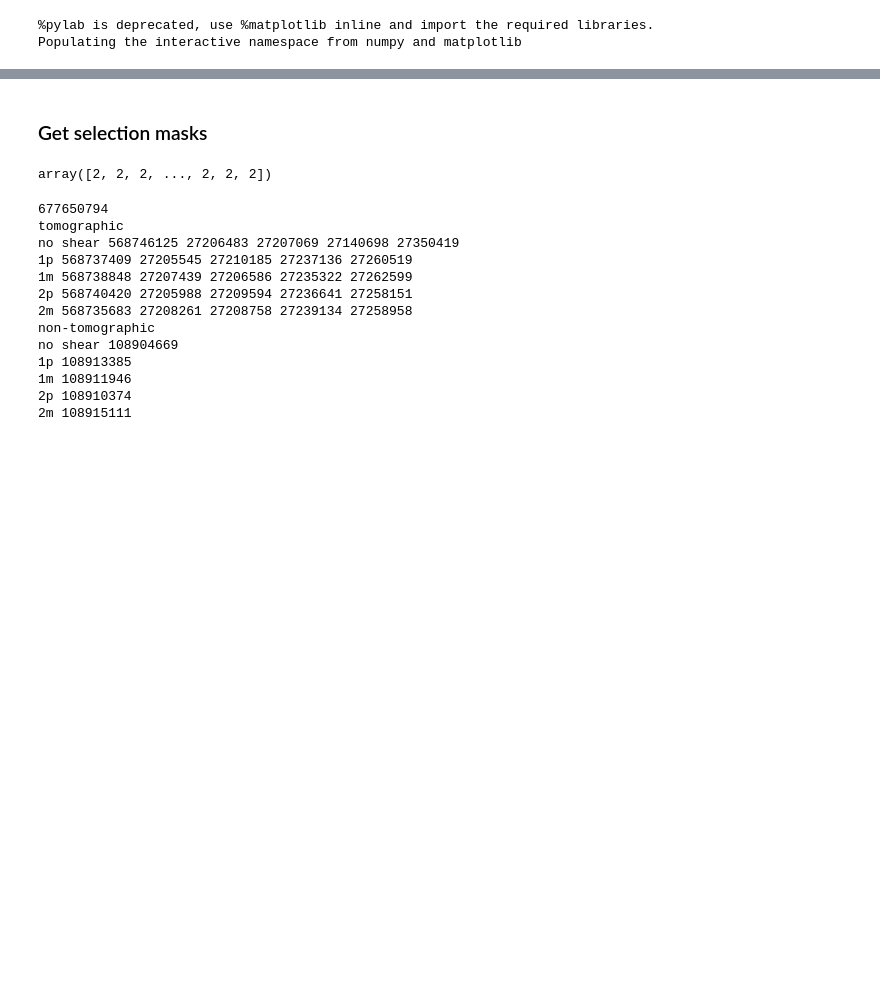
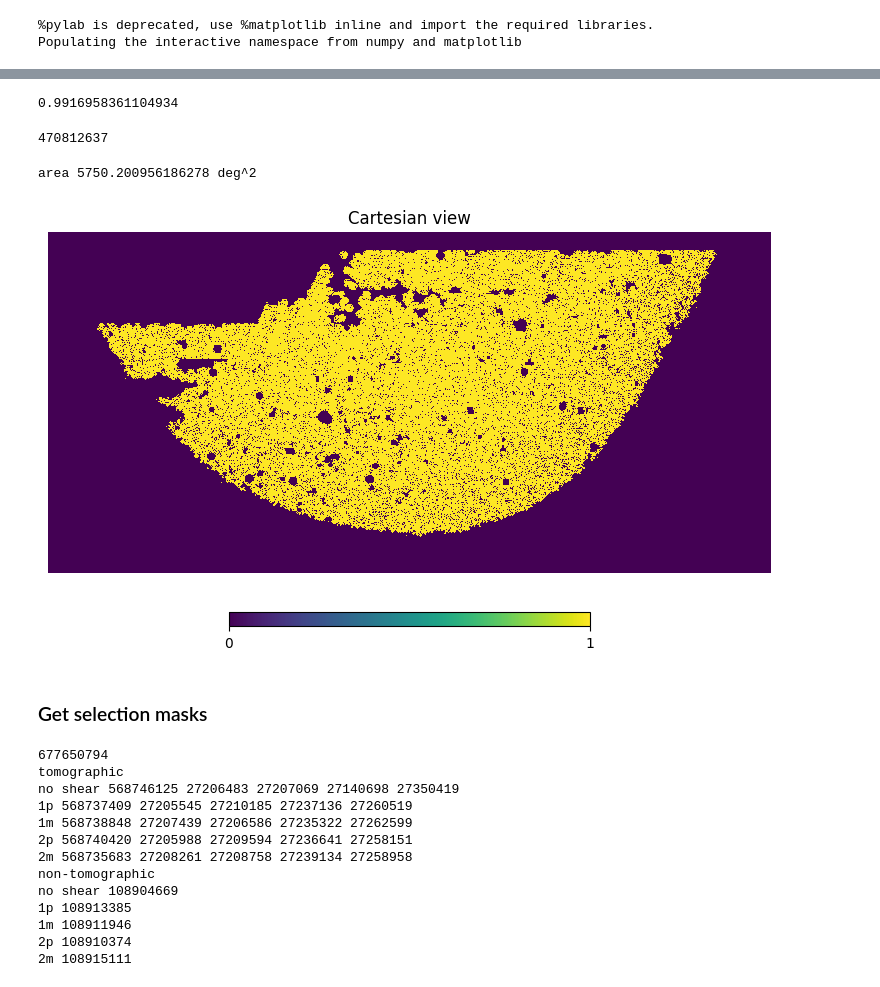
Before and after one commit to delve-survey/shearcat, a Jupyter notebook: paper_plots/CalculateNeff.ipynb, the cells around one changed output, grey strips where cells are left out. Cells and saved outputs as stored; diff of their text form; code cells hidden in the pictures; blank space fills up the shorter version.

```diff
--- a/paper_plots/CalculateNeff.ipynb
+++ b/paper_plots/CalculateNeff.ipynb
@@ -14,11 +14,10 @@ import healpy as hp
 %pylab is deprecated, use %matplotlib inline and import the required libraries.
 Populating the interactive namespace from numpy and matplotlib
 # %%
-tag = '1212'
+tag = '20240209'
 nside = 4096
 project_dir = '/project/chihway/data/decade/'
-master_cat = project_dir+'metacal_gold_combined_2023'+tag+'.hdf'
-master_mask = project_dir+'metacal_gold_combined_mask_2023'+tag+'.hdf'
+master_cat = project_dir+'metacal_gold_combined_'+tag+'.hdf'
 # %%
 with h5py.File(master_cat, 'r') as h5r:
 
@@ -27,0 +27,7 @@ with h5py.File(master_cat, 'r') as h5r:
+# %%
+with h5py.File(master_cat, 'r') as h5r:
+    ra = h5r['RA'][:]
+    dec = h5r['DEC'][:]
+    flags_fg = h5r['FLAGS_FOREGROUND'][:]
+    flags_ft = h5r['FLAGS_FOOTPRINT'][:]
+    flags_bc = h5r['FLAGS_BAD_COLOR'][:]
@@ -28,3 +38,35 @@ with h5py.File(master_cat, 'r') as h5r:
+# %%
+len(ra[(flags_fg==0)*(flags_ft==0)*(flags_bc==0)])/len(ra[flags_fg==0])
+# %% [output]
+0.9916958361104934
+# %%
+len(ra[(flags_fg==0)*(flags_ft==0)*(flags_bc==0)])
+# %% [output]
+470812637
+# %%
+mask = (flags_fg==0)*(flags_ft==0)*(flags_bc==0)
+ra = ra[mask]
+dec = dec[mask]
+
+nside = 4096
+map_counts = np.zeros(hp.nside2npix(nside))
+
+phi = ra/180*np.pi
+theta = (90.-dec)/180*np.pi
+
+pix = hp.ang2pix(nside, theta, phi)
+# %%
+unique_pix, idx_rep = np.unique(pix, return_inverse=True)
+map_counts[unique_pix] += np.bincount(idx_rep)
+# %%
+area = len(map_counts[map_counts>0])/len(map_counts)*4*np.pi*(180./np.pi)**2*60*60
+print('area', area/60/60, 'deg^2')
+# %% [output]
+area 5750.200956186278 deg^2
+# %%
+hp.cartview(map_counts, rot=[180,0], lonra=[-90,90], latra=[-50,35], min=0, max=1)
+# %% [output]
+[figure, added]
 # %% [markdown]
 ### Get selection masks
 # %%
@@ -35,9 +77,9 @@ with h5py.File(master_mask, 'r') as f:
     mask_2p = f['baseline_mcal_mask_2p'][:]
     mask_2m = f['baseline_mcal_mask_2m'][:]
 # %%
-mask_noshear[mask_noshear==2]
+for i in range(4):
+    print('bin'+str(i+1))
+    print(len(mask_noshear[mask_noshear==i+1]), len(mask_1p[mask_1p==i+1]), len(mask_1m[mask_1m==i+1]), len(mask_2p[mask_2p==i+1]), len(mask_2m[mask_2m==i+1]))
-# %% [output]
-array([2, 2, 2, ..., 2, 2, 2])
 # %%
 print(len(mask_noshear))
 
```
Also changed, not shown: parts of 7 cells of this notebook, 4 other files.
